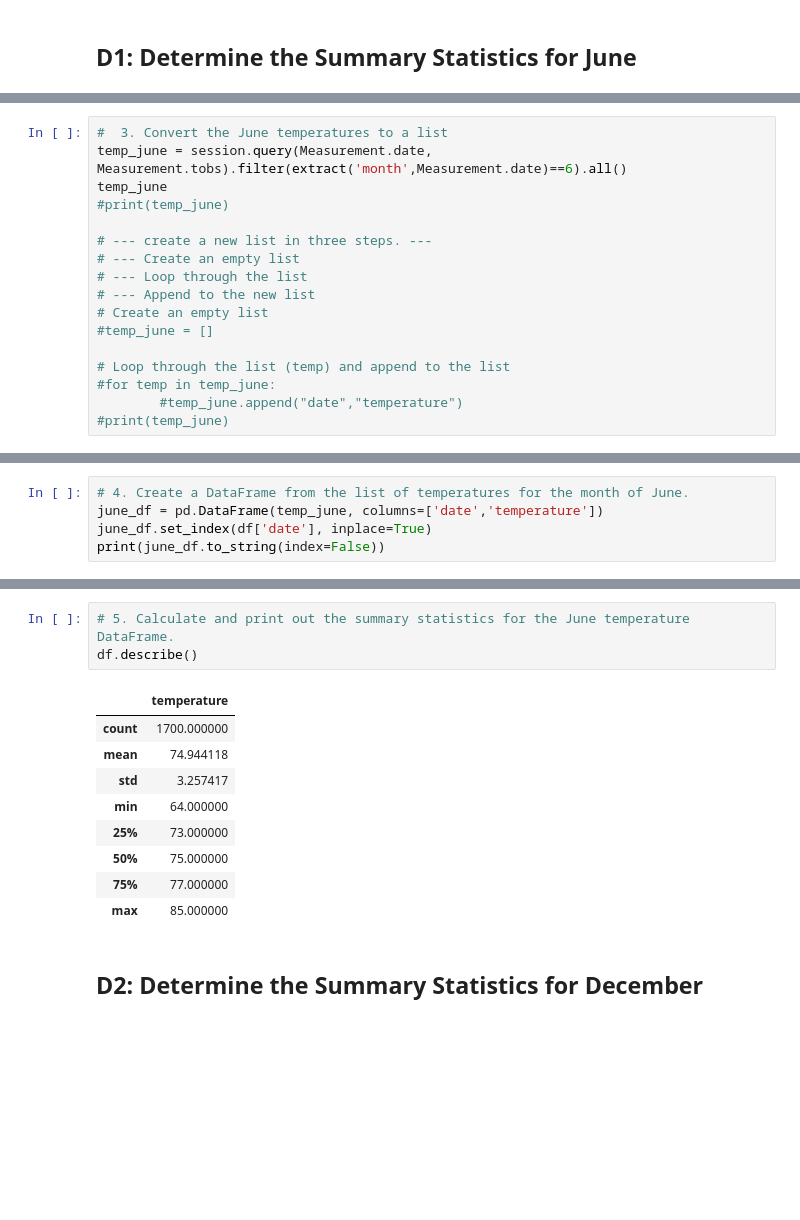
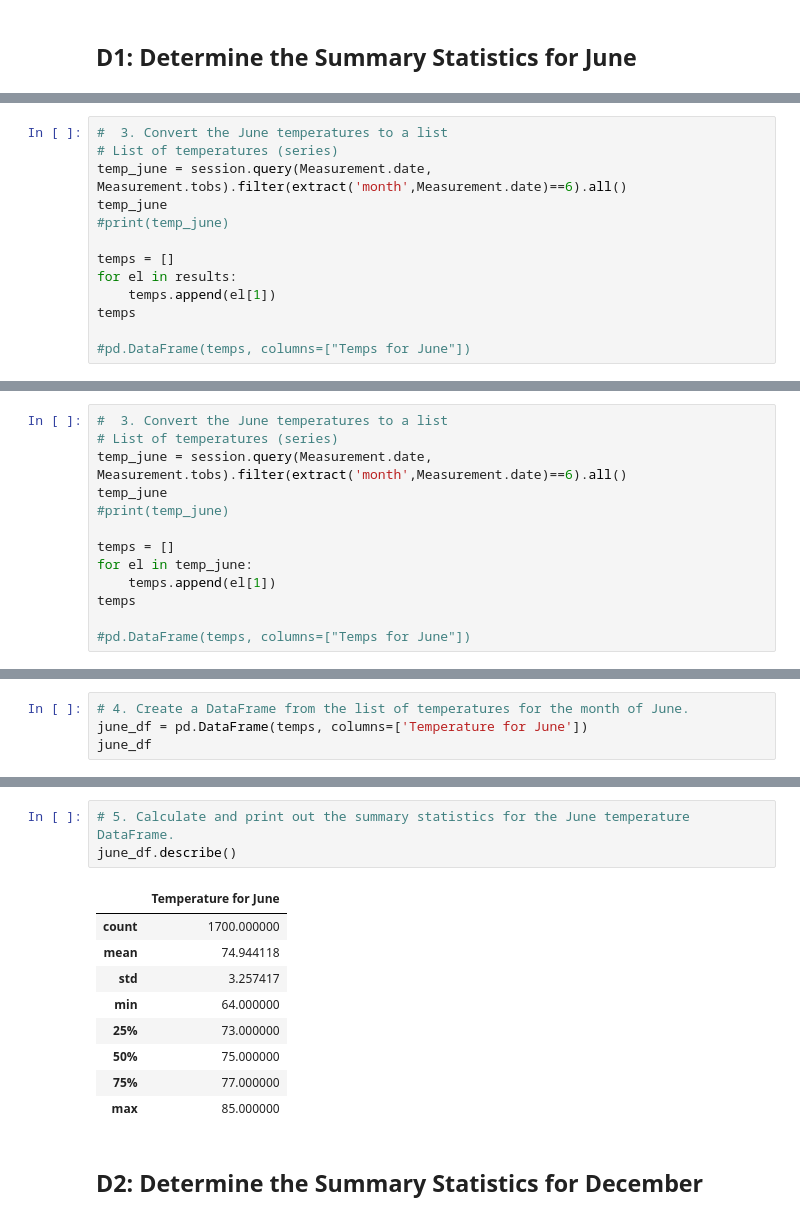
Before and after one commit to Ha-Duong-88/surfs_up, a Jupyter notebook: SurfsUp_Challenge.ipynb, the cells around one changed output, grey strips where cells are left out. Cells and saved outputs as stored; diff of their text form; blank space fills up the shorter version.

```diff
--- a/SurfsUp_Challenge.ipynb
+++ b/SurfsUp_Challenge.ipynb
@@ -40,0 +60,13 @@ session.query(Measurement.date, Measurement.tobs).filter(Measurement.date ==6).a
+# %%
+#  3. Convert the June temperatures to a list
+# List of temperatures (series)
+temp_june = session.query(Measurement.date, Measurement.tobs).filter(extract('month',Measurement.date)==6).all()
+temp_june
+#print(temp_june)
+
+temps = []
+for el in results:
+    temps.append(el[1])
+temps
+
+#pd.DataFrame(temps, columns=["Temps for June"])
@@ -41,18 +91,14 @@ session.query(Measurement.date, Measurement.tobs).filter(Measurement.date ==6).a
 # %%
 #  3. Convert the June temperatures to a list
+# List of temperatures (series)
 temp_june = session.query(Measurement.date, Measurement.tobs).filter(extract('month',Measurement.date)==6).all()
 temp_june
 #print(temp_june)
 
-# --- create a new list in three steps. ---
-# --- Create an empty list
-# --- Loop through the list
-# --- Append to the new list
-# Create an empty list
-#temp_june = []
+temps = []
+for el in temp_june:
+    temps.append(el[1])
+temps
 
-# Loop through the list (temp) and append to the list
-#for temp in temp_june:
-        #temp_june.append("date","temperature")
-#print(temp_june)
+#pd.DataFrame(temps, columns=["Temps for June"])
 # %% [output]
@@ -75,7 +121,6 @@ temp_june
  ...]
 # %%
 # 4. Create a DataFrame from the list of temperatures for the month of June.
-june_df = pd.DataFrame(temp_june, columns=['date','temperature'])
-june_df.set_index(df['date'], inplace=True)
-print(june_df.to_string(index=False))
+june_df = pd.DataFrame(temps, columns=['Temperature for June'])
+june_df
 # %% [output]
@@ -99,8 +140,8 @@ print(june_df.to_string(index=False))
 # %%
 # 5. Calculate and print out the summary statistics for the June temperature DataFrame.
-df.describe()
+june_df.describe()
 # %% [output]
-|  | temperature |
+|  | Temperature for June |
 | count | 1700.000000 |
 | mean | 74.944118 |
 | std | 3.257417 |
```
Also changed, not shown: parts of 21 cells of this notebook.
